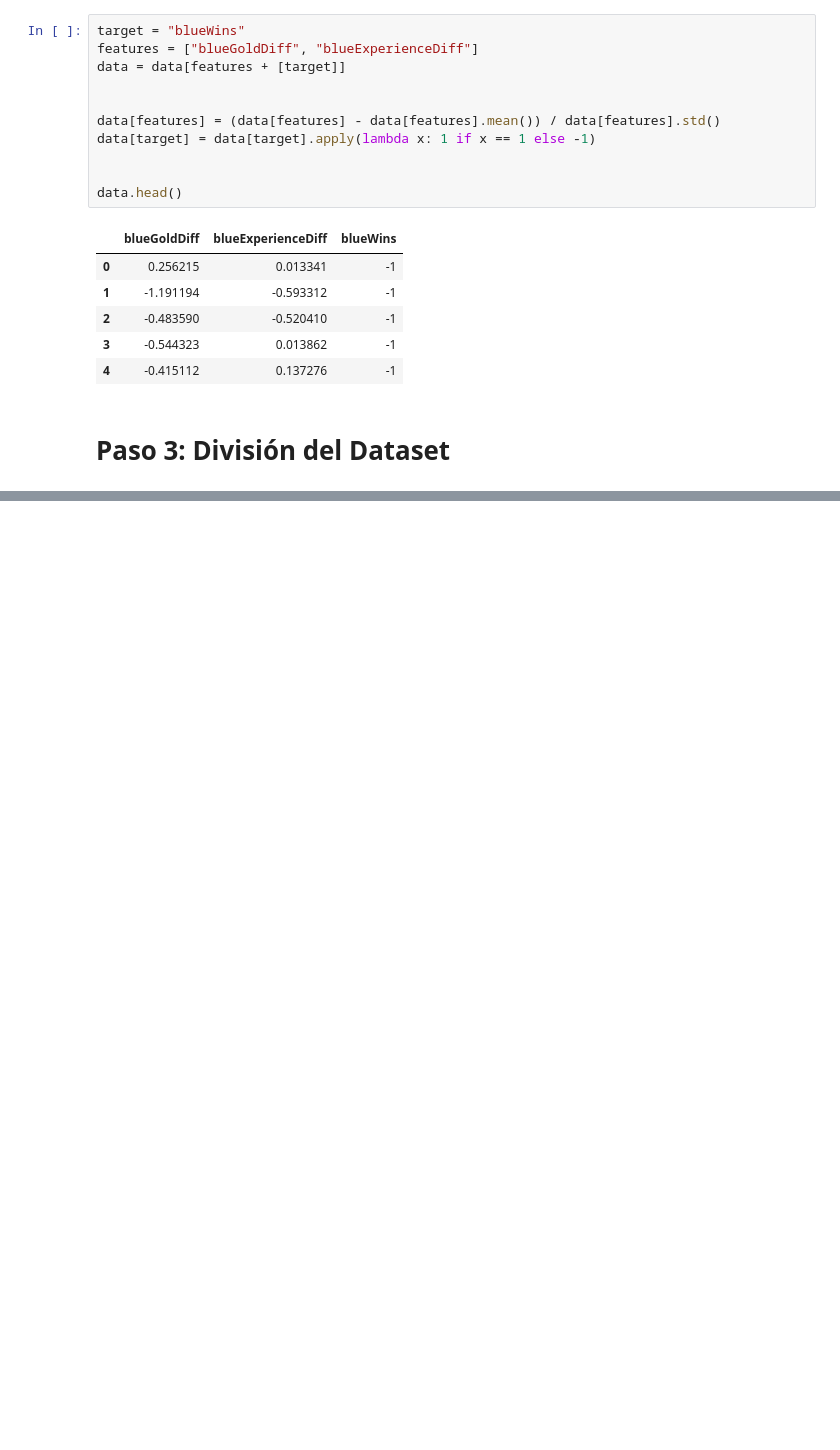
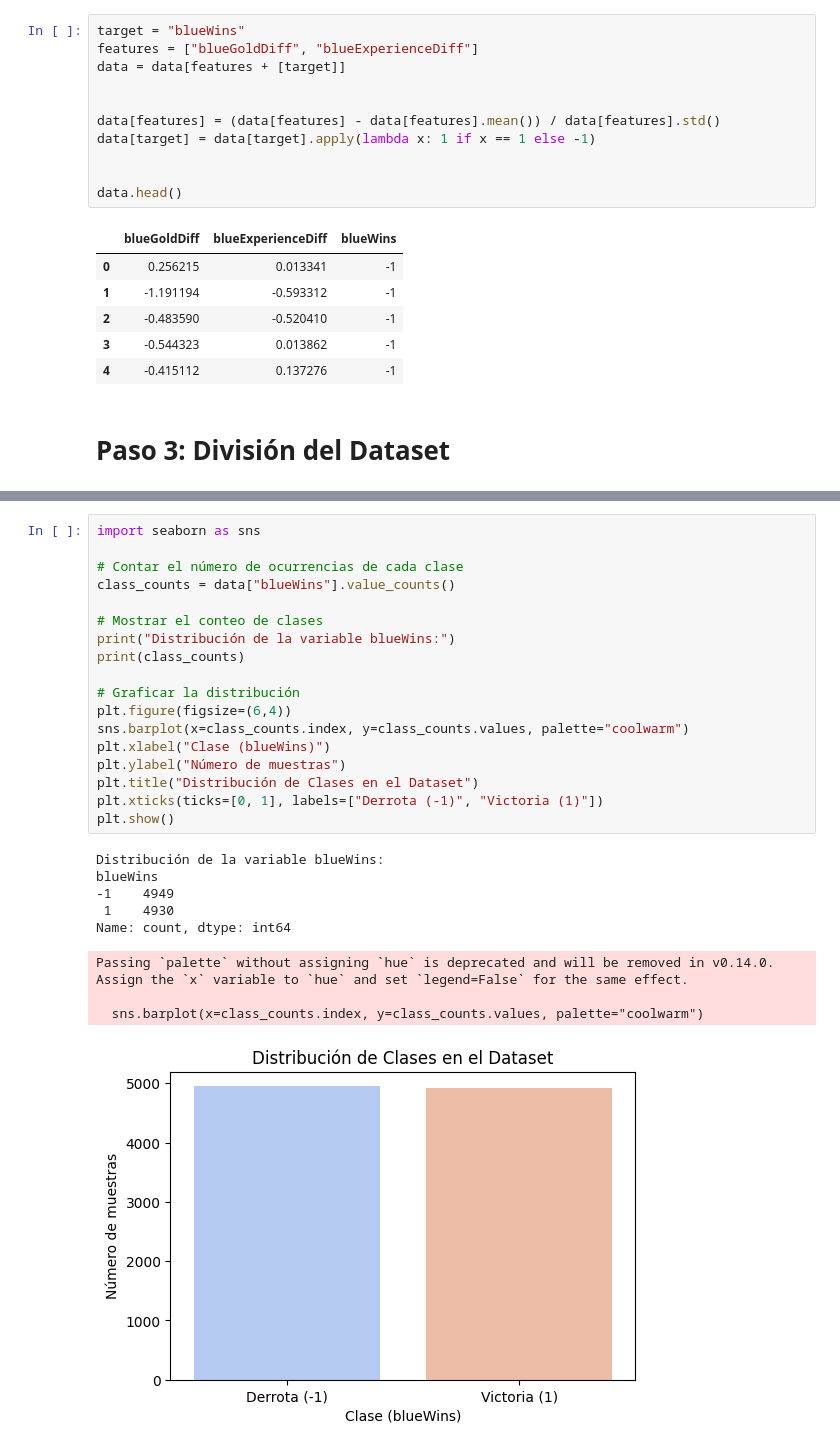
Before and after one commit to Hayser8/IAlab2, a Jupyter notebook: lab2.ipynb, the cells around one changed output, grey strips where cells are left out. Drawn from its saved outputs; the diff is of its cells as text; blank space fills up the shorter version.

```diff
--- a/lab2.ipynb
+++ b/lab2.ipynb
@@ -558,0 +618,28 @@ data.head()
+# %%
+import seaborn as sns
+
+# Contar el número de ocurrencias de cada clase
+class_counts = data["blueWins"].value_counts()
+
+# Mostrar el conteo de clases
+print("Distribución de la variable blueWins:")
+print(class_counts)
+
+# Graficar la distribución
+plt.figure(figsize=(6,4))
+sns.barplot(x=class_counts.index, y=class_counts.values, palette="coolwarm")
+plt.xlabel("Clase (blueWins)")
+plt.ylabel("Número de muestras")
+plt.title("Distribución de Clases en el Dataset")
+plt.xticks(ticks=[0, 1], labels=["Derrota (-1)", "Victoria (1)"])
+plt.show()
+# %% [output]
+Distribución de la variable blueWins:
+blueWins
+-1    4949
+ 1    4930
+Name: count, dtype: int64
+Passing `palette` without assigning `hue` is deprecated and will be removed in v0.14.0. Assign the `x` variable to `hue` and set `legend=False` for the same effect.
+
+  sns.barplot(x=class_counts.index, y=class_counts.values, palette="coolwarm")
+[figure, added]
```
Also changed, not shown: parts of 16 cells of this notebook.
